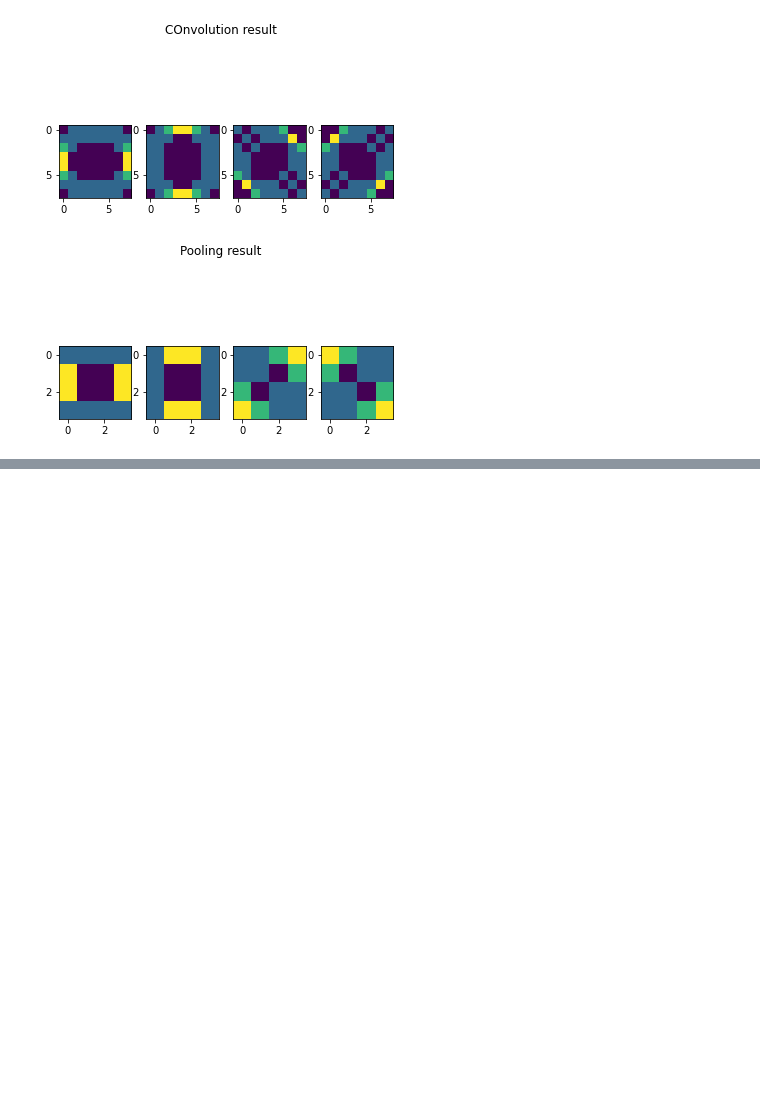
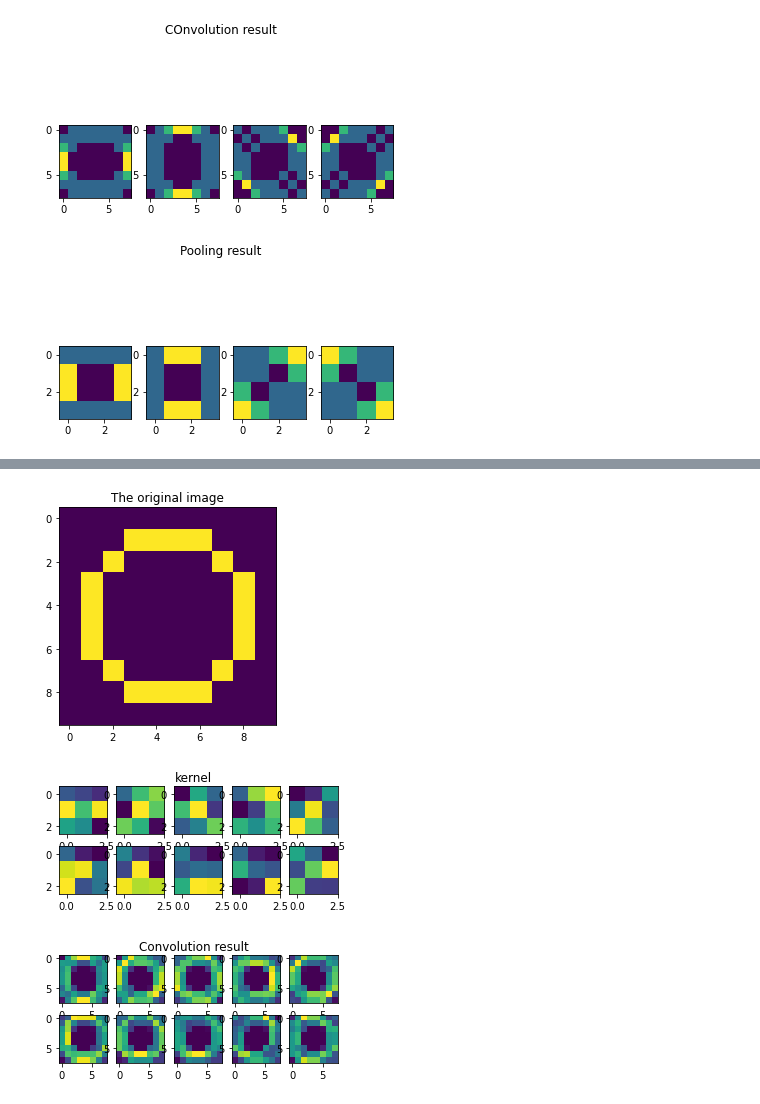
Before and after one commit to mjk0618/algorithm_study, a Jupyter notebook: python/deep_learning/21_CNN.ipynb, the cells around one changed output, grey strips where cells are left out. Drawn from its saved outputs; the diff is of its cells as text; code cells hidden in the pictures; blank space fills up the shorter version.

```diff
--- a/python/deep_learning/21_CNN.ipynb
+++ b/python/deep_learning/21_CNN.ipynb
@@ -220,0 +322,61 @@ _________________________________________________________________
+# %%
+# 하이퍼파라미터 filters(합성곱층)
+
+import urllib.request
+
+# 간단한 합성곱층 정의
+# 1채널 이미지의 합성곱만 상정, 커널 3x3 고정
+class Conv:
+    def __init__(self, filters):
+        self.filters = filters
+        self.W = np.random.rand(filters, 3, 3)
+
+    def f_prop(self, X):
+        out = np.zeros((filters, X.shape[0]-2, X.shape[1]-2))
+        for k in range(self.filters):
+            for i in range(out[0].shape[0]):
+                for j in range(out[1].shape[1]):
+                    x = X[i:i+3, j:j+3]
+                    out[k, i, j] = np.dot(self.W[k].flatten(), x.flatten())
+        return out
+
+
+local_filename, headers = urllib.request.urlretrieve(
+    'https://aidemystorageprd.blob.core.windows.net/data/5100_cnn_data/circle.npy')
+
+X = np.load(local_filename)
+filters = 10
+
+conv = Conv(filters=filters)
+
+# 합성곱 층 생성
+C = conv.f_prop(X)
+
+# 시각화
+plt.imshow(X)
+plt.title('The original image', fontsize=12)
+plt.show()
+
+plt.figure(figsize=(5,2))
+for i in range(filters):
+    plt.subplot(2,filters//2,i+1)
+    ax = plt.gca() # get current axis
+    ax.tick_params(labelbottom="off", labelleft="off", bottom="off",
+                   left="off") # 축을 삭제합니다
+    plt.imshow(conv.W[i])
+plt.suptitle('kernel', fontsize=12)
+plt.show()
+
+plt.figure(figsize=(5,2))
+for i in range(filters):
+    plt.subplot(2, filters//2, i+1)
+    ax = plt.gca() # get current axis
+    ax.tick_params(labelbottom="off", labelleft="off", bottom="off",
+                   left="off") # 축을 삭제합니다
+    plt.imshow(C[i])
+plt.suptitle('Convolution result', fontsize=12)
+plt.show()
+# %% [output]
+[figure, added]
+[figure, added]
+[figure, added]
```
Also changed, not shown: parts of 6 cells of this notebook, 1 other file.
